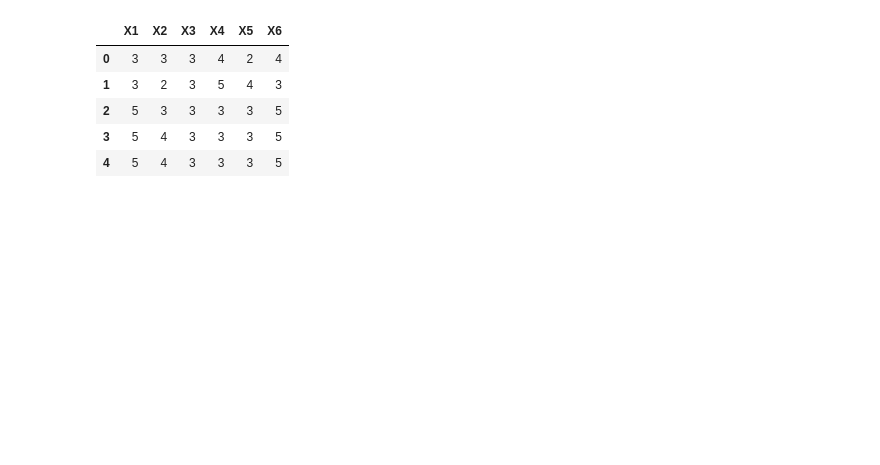
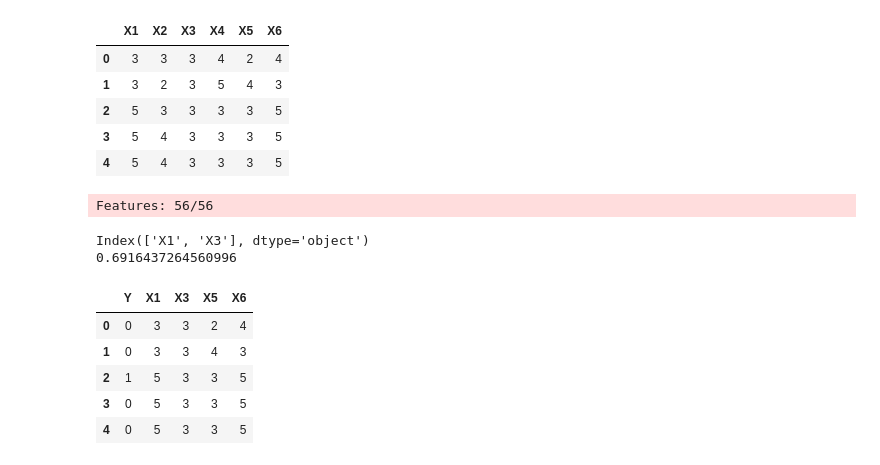
Before and after one commit to tanushri0609/jqtXAycyIDUz6Fcn, a Jupyter notebook: src/First_submission.ipynb, the cells around one changed output. Cells and saved outputs as stored; diff of their text form; code cells hidden in the pictures; blank space fills up the shorter version.

```diff
--- a/src/First_submission.ipynb
+++ b/src/First_submission.ipynb
@@ -105,3 +104,29 @@ training_set.head()
 | 2 | 5 | 3 | 3 | 3 | 3 | 5 |
 | 3 | 5 | 4 | 3 | 3 | 3 | 5 |
 | 4 | 5 | 4 | 3 | 3 | 3 | 5 |
+# %%
+# Find Exhaustive feature selection
+
+efs = ExhaustiveFeatureSelector(RandomForestClassifier(),
+                              min_features = 1,max_features =4,scoring = 'roc_auc',cv = 2)
+efs = efs.fit(training_set,y)
+
+selected_features = training_set.columns[list(efs.best_idx_)]
+print(selected_features)
+
+print(efs.best_score_)
+# %% [output]
+Features: 56/56
+Index(['X1', 'X3'], dtype='object')
+0.6916437264560996
+# %%
+# Select the features for making model
+data_for_training=data_frame.drop(['X2','X4'], axis=1)
+data_for_training.head()
+# %% [output]
+|  | Y | X1 | X3 | X5 | X6 |
+| 0 | 0 | 3 | 3 | 2 | 4 |
+| 1 | 0 | 3 | 3 | 4 | 3 |
+| 2 | 1 | 5 | 3 | 3 | 5 |
+| 3 | 0 | 5 | 3 | 3 | 5 |
+| 4 | 0 | 5 | 3 | 3 | 5 |
```
Also changed, not shown: parts of 25 cells of this notebook.
